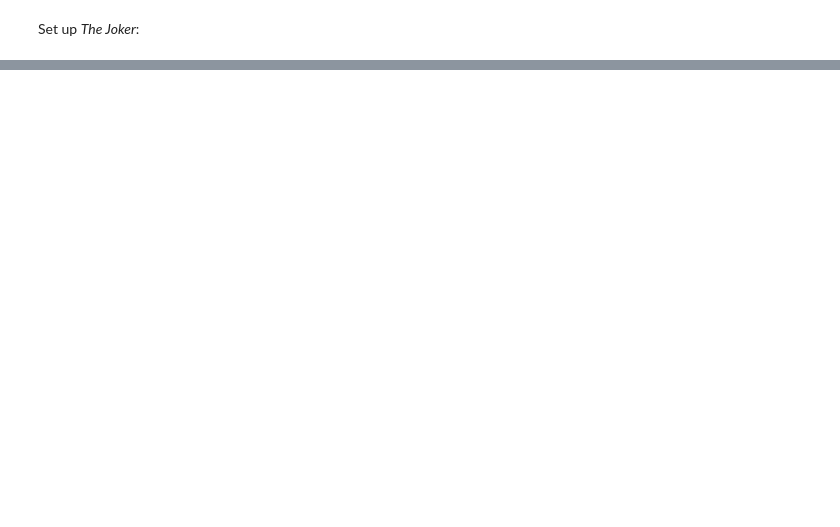
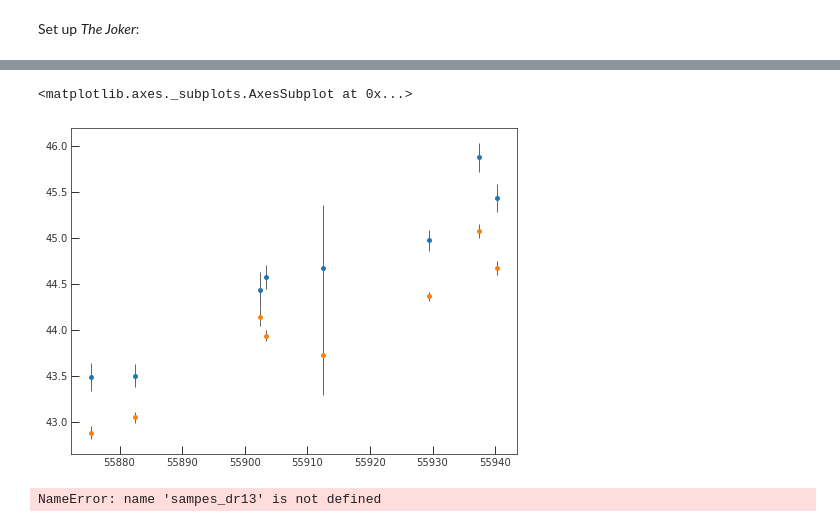
Before and after one commit to adrn/TwoFace, a Jupyter notebook: notebooks/TheJoker DR13-DR14-cluster.ipynb, the cells around one changed output, grey strips where cells are left out. Saved outputs shown, nothing was run; the diff lists cells and outputs as text; code cells hidden in the pictures; blank space fills up the shorter version.

```diff
--- a/notebooks/TheJoker DR13-DR14-cluster.ipynb
+++ b/notebooks/TheJoker DR13-DR14-cluster.ipynb
@@ -28,11 +38,11 @@ def read_table(filename, columns):
     tbl = fits.getdata(filename)
     return Table(tbl.view(tbl.dtype, np.ndarray)[columns])
 # %%
-allstar_dr13 = read_table('/Users/adrian/Data/APOGEE_DR13/allStar-l30e.2.fits', star_columns)
-allvisit_dr13 = read_table('/Users/adrian/Data/APOGEE_DR13/allVisit-l30e.2.fits', visit_columns)
+allstar_dr13 = read_table(path.join(DR13_PATH, 'allStar-l30e.2.fits'), star_columns)
+allvisit_dr13 = read_table(path.join(DR13_PATH, 'allVisit-l30e.2.fits'), visit_columns)
 
-allstar_dr14 = read_table('/Users/adrian/Data/APOGEE_DR14/allStar-l31c.2.fits', star_columns)
-allvisit_dr14 = read_table('/Users/adrian/Data/APOGEE_DR14/allVisit-l31c.2.fits', visit_columns)
+allstar_dr14 = read_table(path.join(DR14_PATH, 'allStar-l31c.2.fits'), star_columns)
+allvisit_dr14 = read_table(path.join(DR14_PATH, 'allVisit-l31c.2.fits'), visit_columns)
 # %%
 _, uniq_idx = np.unique(allstar_dr13['APOGEE_ID'], return_index=True)
 dr13 = join(allvisit_dr13, allstar_dr13[uniq_idx], join_type='left',
@@ -51,5 +61,3 @@ Restrict to only stars with Melissa masses:
-# %%
-both = both[np.isin(both['APOGEE_ID'], ness_tbl['2MASS'])]
 # %%
 assert np.all(both['MJD_dr13'] == both['MJD_dr14'])
 # %% [markdown]
@@ -57,3 +65,4 @@ assert np.all(both['MJD_dr13'] == both['MJD_dr14'])
 # %%
-mask = (both['LOGG_dr14'] < 3) & (both['LOGG_dr14'] > -999)
+mask = ((both['LOGG_dr14'] < 3) & (both['LOGG_dr14'] > -999) &
+        np.isfinite(both['VHELIO_dr13']) & np.isfinite(both['VHELIO_dr14']))
 mask.sum()
@@ -77,2 +74,11 @@ apogee_ids.append(np.random.choice(np.array(visits16['APOGEE_ID']).astype(str)))
+# %%
+np.random.seed(42)
+nper_bin = 8
+
+apogee_ids = dict()
+for nvisits in [4, 8, 16]:
+    visits = grouped.filter(lambda x: len(x) == nvisits)
+    apogee_ids[nvisits] = np.random.choice(np.array(visits['APOGEE_ID']).astype(str),
+                                           replace=False, size=nper_bin)
 # %% [markdown]
 Set up _The Joker_:
@@ -87,24 +101,39 @@ if not path.exists(prior_file):
 # %%
-ap_id = apogee_ids[1]
+ap_id = apogee_ids[8][6]
 
 rows = both[both['APOGEE_ID'] == ap_id]
 
 data_dr13 = RVData(t=Time(rows['JD'], format='jd', scale='utc'),
                    rv=np.array(rows['VHELIO_dr13']).astype('<f8') * u.km/u.s,
                    stddev=np.array(rows['VRELERR_dr13']).astype('<f8') * u.km/u.s)
 
 data_dr14 = RVData(t=Time(rows['JD'], format='jd', scale='utc'),
                    rv=np.array(rows['VHELIO_dr14']).astype('<f8') * u.km/u.s,
                    stddev=np.array(rows['VRELERR_dr14']).astype('<f8') * u.km/u.s)
 
 fig,ax = plt.subplots(1, 1, figsize=(8,6))
 data_dr13.plot(ax=ax, color='tab:blue')
 data_dr14.plot(ax=ax, color='tab:orange')
+# %% [output]
+<matplotlib.axes._subplots.AxesSubplot at 0x...>
+[figure, added]
 # %%
-samples_dr13 = joker.iterative_rejection_sample(data_dr13, n_requested_samples=128,
-                                                prior_cache_file=prior_file)
+n_samples = 128
+with MultiPool() as pool:
+    joker = TheJoker(params, pool=pool)
 
-samples_dr14 = joker.iterative_rejection_sample(data_dr14, n_requested_samples=128,
-                                                prior_cache_file=prior_file)
+    samples_dr13 = joker.iterative_rejection_sample(data_dr13,
+                                                    n_requested_samples=n_samples,
+                                                    prior_cache_file=prior_file)
+
+    samples_dr14 = joker.iterative_rejection_sample(data_dr14,
+                                                    n_requested_samples=n_samples,
+                                                    prior_cache_file=prior_file)
+
+samples_dr13 = samples_dr13[:n_samples]
+samples_dr14 = samples_dr14[:n_samples]
+print(len(samples_dr13), len(samples_dr14))
+# %% [output]
+NameError: name 'sampes_dr13' is not defined
 # %%
 span = np.ptp(data_dr13.t.mjd)
```
Also changed, not shown: parts of 18 cells of this notebook.
